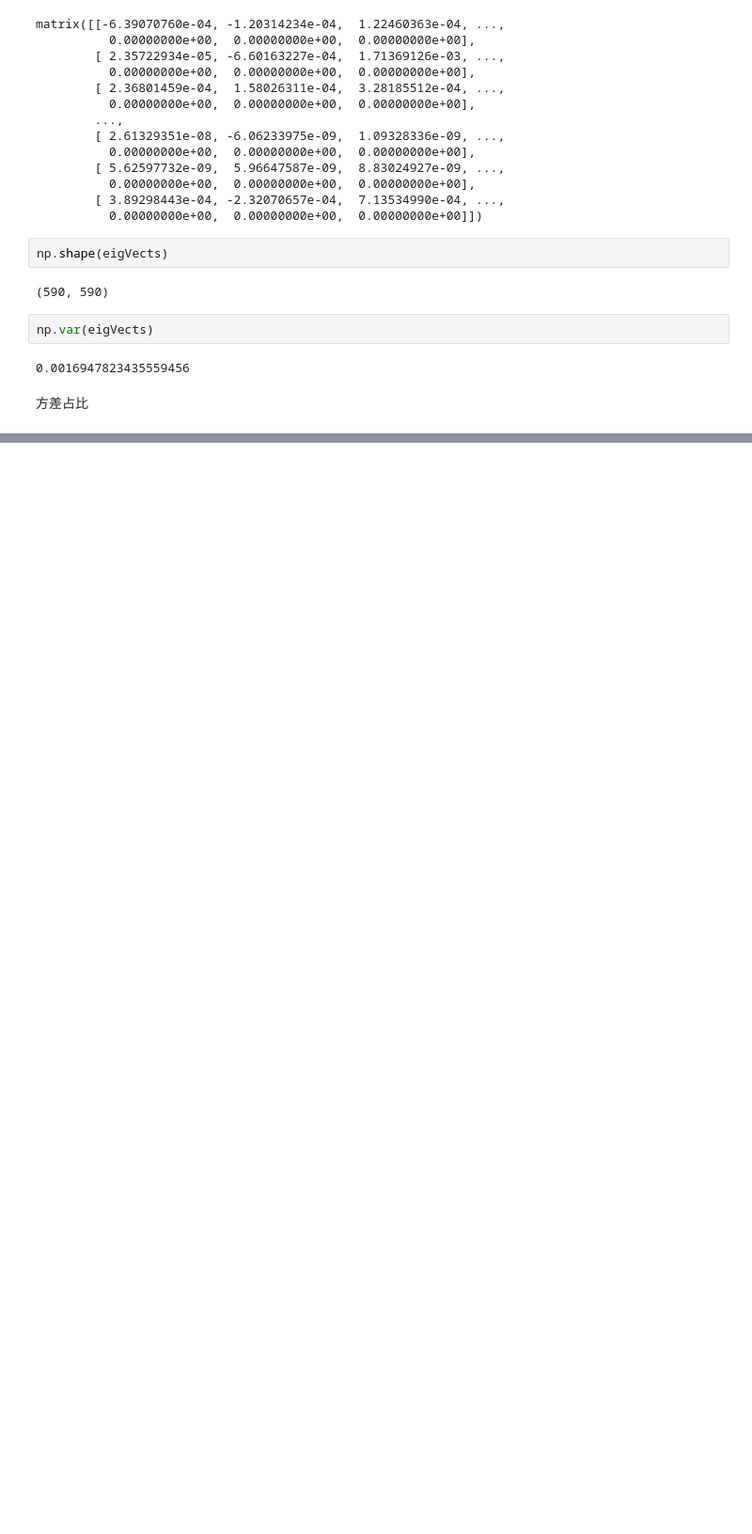
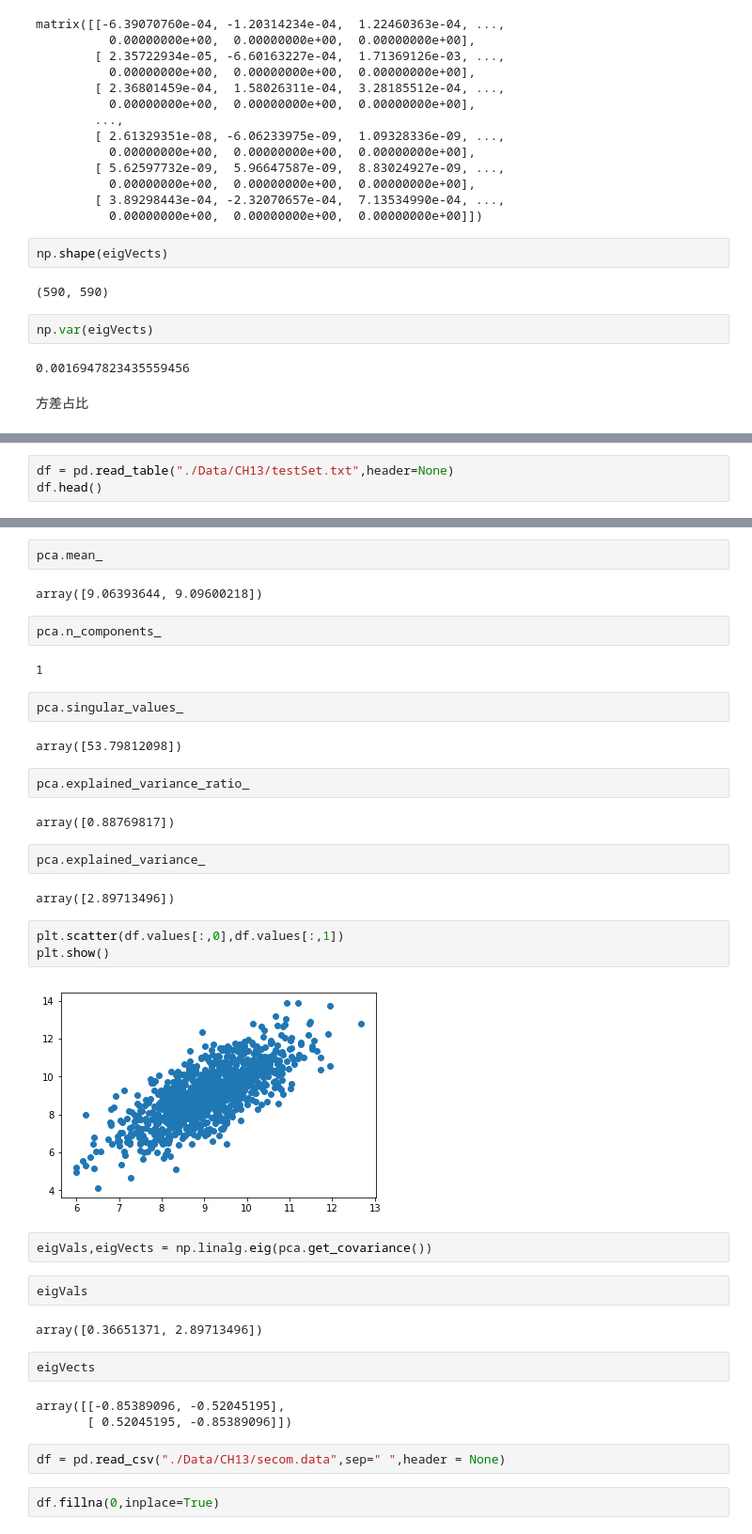
Before and after one commit to SmirkCao/MLiA, a Jupyter notebook: CH13 PCA.ipynb, the cells around one changed output, grey strips where cells are left out. Shown: that part at 94% size. Saved outputs shown, nothing was run; the diff lists cells and outputs as text; blank space fills up the shorter version.

```diff
--- a/CH13 PCA.ipynb
+++ b/CH13 PCA.ipynb
@@ -219,0 +226,3 @@ np.var(eigVects)
+# %%
+df = pd.read_table("./Data/CH13/testSet.txt",header=None)
+df.head()
@@ -219,0 +251,40 @@ np.var(eigVects)
+# %%
+pca.mean_
+# %% [output]
+array([9.06393644, 9.09600218])
+# %%
+pca.n_components_
+# %% [output]
+1
+# %%
+pca.singular_values_
+# %% [output]
+array([53.79812098])
+# %%
+pca.explained_variance_ratio_
+# %% [output]
+array([0.88769817])
+# %%
+pca.explained_variance_
+# %% [output]
+array([2.89713496])
+# %%
+plt.scatter(df.values[:,0],df.values[:,1])
+plt.show()
+# %% [output]
+[figure, added]
+# %%
+eigVals,eigVects = np.linalg.eig(pca.get_covariance())
+# %%
+eigVals
+# %% [output]
+array([0.36651371, 2.89713496])
+# %%
+eigVects
+# %% [output]
+array([[-0.85389096, -0.52045195],
+       [ 0.52045195, -0.85389096]])
+# %%
+df = pd.read_csv("./Data/CH13/secom.data",sep=" ",header = None)
+# %%
+df.fillna(0,inplace=True)
```
Also changed, not shown: parts of 33 cells of this notebook.
